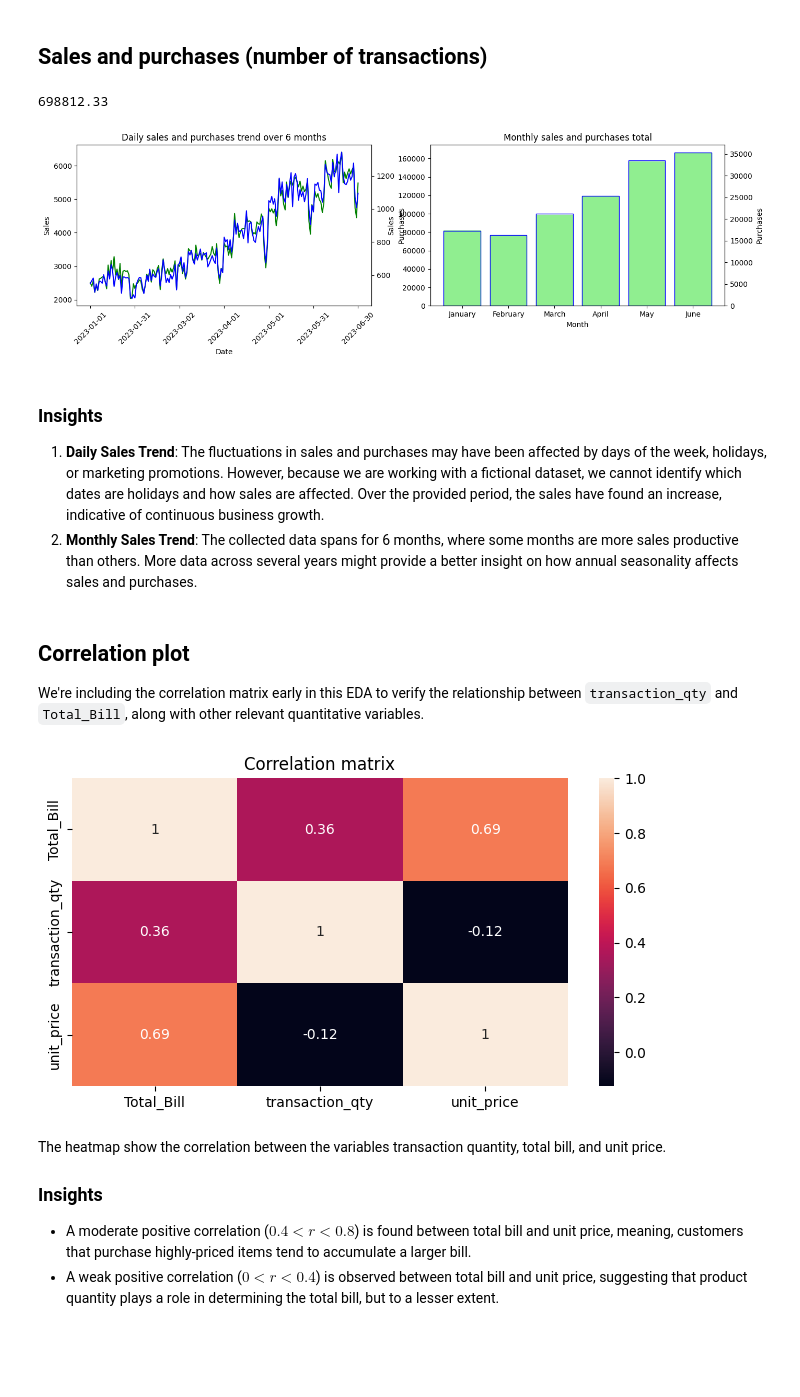
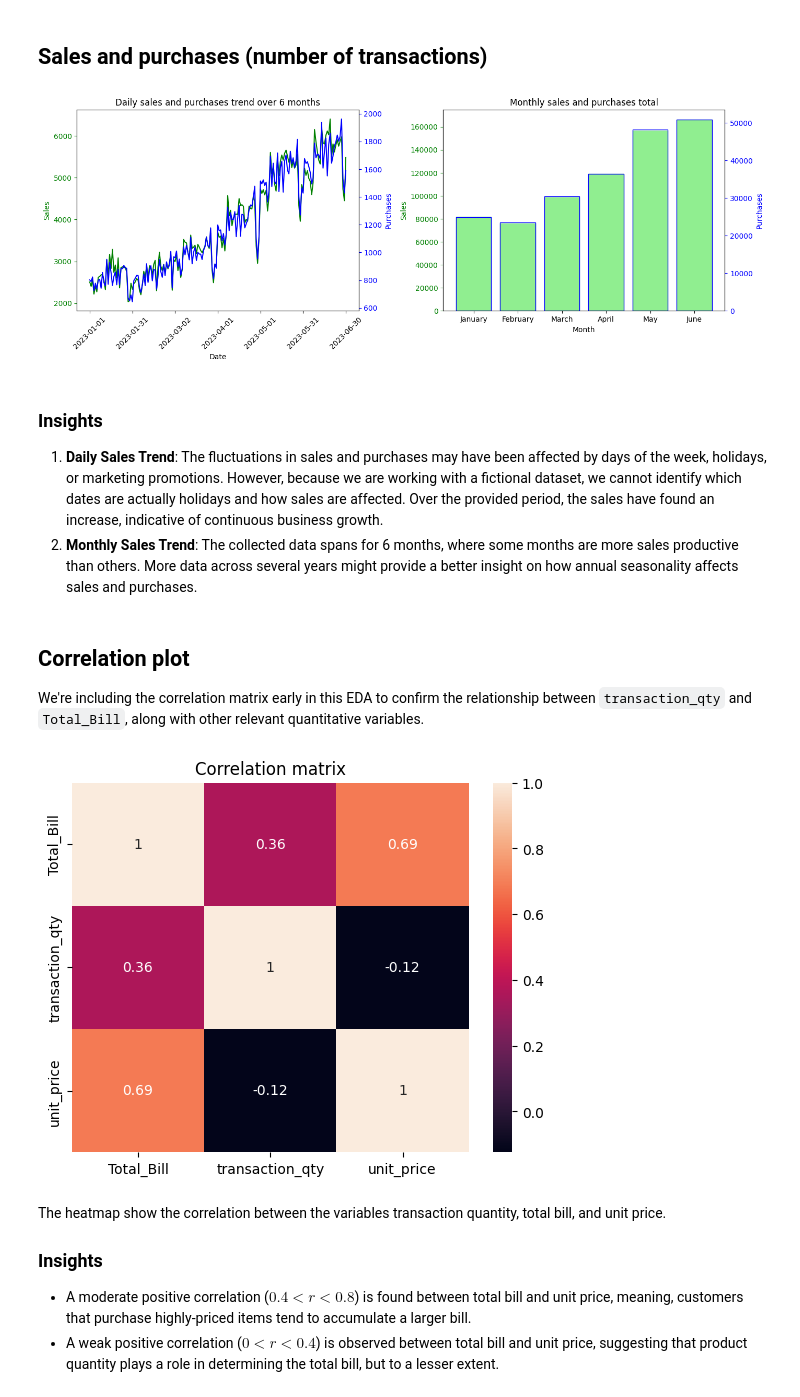
Before and after one commit to mlcuadra1/Coffee-Shop-EDA, a Jupyter notebook: notebooks/Script 2 - EDA.ipynb, the cells around one changed output. Drawn from its saved outputs; the diff is of its cells as text; code cells hidden in the pictures; blank space fills up the shorter version.

```diff
--- a/notebooks/Script 2 - EDA.ipynb
+++ b/notebooks/Script 2 - EDA.ipynb
@@ -70,71 +71,74 @@ day                 0
 dtype: int64
 # %%
 # Predefine figsize
-figsize1_1 = (8, 4)
-figsize1_2 = (16, 4)
+figsize1_1 = (8, 6)
+figsize1_2 = (16, 5)
 # %% [markdown]
 # Time-series analysis of sales and purchases
 # %% [markdown]
 ## Sales and purchases (number of transactions)
 # %%
 daily_sales = data.groupby('transaction_date')['Total_Bill'].sum()
-daily_purchase = data.groupby(data['transaction_date']).size()
+daily_purchase = data.groupby('transaction_date')['transaction_qty'].sum()
 
 monthly_sales = data.groupby('Month Name')['Total_Bill'].sum()
 monthly_sales = monthly_sales.reindex(index=['January', 'February', 'March', 'April', 'May', 'June'])
-monthly_purchase = data.groupby(data['Month Name']).size()
+monthly_purchase = data.groupby('Month Name')['transaction_qty'].sum()
 monthly_purchase = monthly_purchase.reindex(index=['January', 'February', 'March', 'April', 'May', 'June'])
 
-
-print(monthly_sales.values.sum())
+fig0, (ax0, ax2) = plt.subplots(1, 2, figsize=figsize1_2)
 
 # Plotting the trends
+ax1 = ax0.twinx()
+ax0.plot(daily_sales.index, daily_sales, color='green')
+ax1.plot(daily_purchase.index, daily_purchase, color='blue')
 
-fig, (ax0, ax2) = plt.subplots(1, 2, figsize=figsize1_2)
-ax1 = ax0.twinx()
-ax0.plot(daily_sales.index.values, daily_sales, color='green')
-ax1.plot(daily_purchase.index.values, daily_purchase, color='blue')
-
-# Formatting x-axis labels for daily data
-ax0.set_xticks(ax0.get_xticks()[::30])  # Show only every 7th label (weekly)
-ax0.xaxis.set_tick_params(rotation=45)  # Rotate and adjust size for readability
+# Customize figure
+ax0.set_xticks(ax0.get_xticks()[::30])  # Show only every 30th label (monthly)
 ax0.set_xlabel('Date')
-ax0.set_ylabel('Sales')
-ax1.set_ylabel('Purchases')
+ax0.set_ylabel('Sales', color='green')
+ax0.tick_params('x', rotation=45)
+ax0.tick_params('y', colors='green')
+ax1.set_ylabel('Purchases', color='blue')
+ax1.tick_params('y', colors='blue')
 ax0.set_title('Daily sales and purchases trend over 6 months')
 
+# Plotting the trends
 ax3 = ax2.twinx()
-ax2.bar(monthly_sales.index.values, monthly_sales, color='lightgreen', edgecolor='lightgreen')
-ax3.bar(monthly_purchase.index.values, monthly_purchase, color='none', edgecolor='blue')
+ax2.bar(monthly_sales.index, monthly_sales, color='lightgreen', edgecolor='lightgreen')
+ax3.bar(monthly_purchase.index, monthly_purchase, color='none', edgecolor='blue')
 
+# Customize figure
 ax2.set_xlabel('Month')
-ax2.set_ylabel('Sales')
-ax3.set_ylabel('Purchases')
+ax2.set_ylabel('Sales', color='green')
+ax2.tick_params('y', colors='green')
+ax3.set_ylabel('Purchases', color='blue')
+ax3.tick_params('y', colors='blue')
 ax2.set_title('Monthly sales and purchases total')
 
+plt.subplots_adjust(wspace=0.3)
 plt.title
 plt.show()
 # %% [output]
-698812.33
-[figure, old version]
+[figure, new version]
 # %% [markdown]
 ### Insights
-1. **Daily Sales Trend**: The fluctuations in sales and purchases may have been affected by days of the week, holidays, or marketing promotions. However, because we are working with a fictional dataset, we cannot identify which dates are holidays and how sales are affected. Over the provided period, the sales have found an increase, indicative of continuous business growth.
+1. **Daily Sales Trend**: The fluctuations in sales and purchases may have been affected by days of the week, holidays, or marketing promotions. However, because we are working with a fictional dataset, we cannot identify which dates are actually holidays and how sales are affected. Over the provided period, the sales have found an increase, indicative of continuous business growth.
 2. **Monthly Sales Trend**: The collected data spans for 6 months, where some months are more sales productive than others. More data across several years might provide a better insight on how annual seasonality affects sales and purchases.
 # %% [markdown]
 ## Correlation plot
-We're including the correlation matrix early in this EDA to verify the relationship between `transaction_qty` and `Total_Bill`, along with other relevant quantitative variables.
+We're including the correlation matrix early in this EDA to confirm the relationship between `transaction_qty` and `Total_Bill`, along with other relevant quantitative variables.
 # %%
 correl_data = data[['Total_Bill', 'transaction_qty', 'unit_price']]
 correl_matrix = correl_data.corr()
 
-fig, ax0 = plt.subplots(figsize=figsize1_1)
+fig1, ax0 = plt.subplots()
 
 sns.heatmap(correl_matrix, annot=True)
 plt.title('Correlation matrix')
 plt.show()
 # %% [output]
-[figure, old version]
+[figure, new version]
 # %% [markdown]
 The heatmap show the correlation between the variables transaction quantity, total bill, and unit price.
 ### Insights
```
Also changed, not shown: parts of 10 cells of this notebook, 1 other file.
